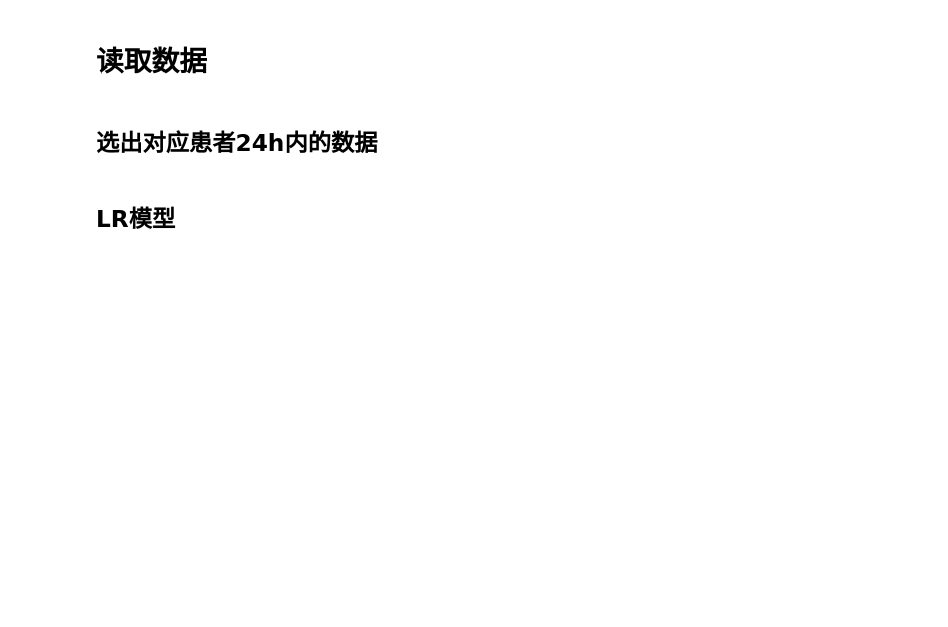
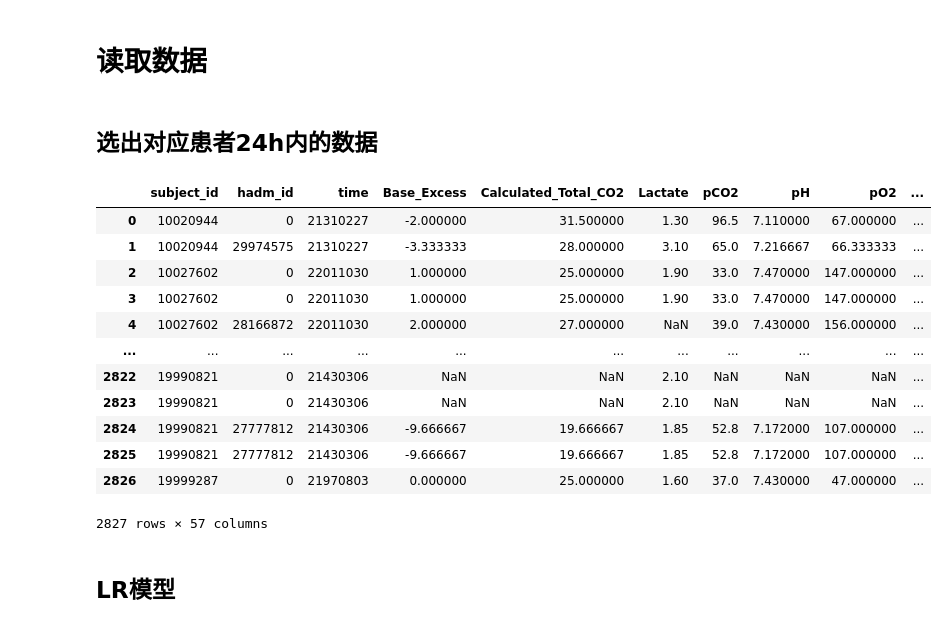
Before and after one commit to Arcade0/SOFA, a Jupyter notebook: data_extract.ipynb, the cells around one changed output. Saved outputs shown, nothing was run; the diff lists cells and outputs as text; code cells hidden in the pictures; blank space fills up the shorter version.

```diff
--- a/data_extract.ipynb
+++ b/data_extract.ipynb
@@ -51,3 +51,22 @@ full_df.columns = [i.replace(" ", "_").replace("(","_").replace(")","_").replace
+# %%
+full_df = pd.merge(lab_dd, cxr_em).drop_duplicates()
+full_df.columns = [i.replace(" ", "_").replace("(","_").replace(")","_").replace(",","_")  for i in full_df.columns]
+# %%
+full_df
+# %% [output]
+|  | subject_id | hadm_id | time | Base_Excess | Calculated_Total_CO2 | Lactate | pCO2 | pH | pO2 | ... |
+| 0 | 10020944 | 0 | 21310227 | -2.000000 | 31.500000 | 1.30 | 96.5 | 7.110000 | 67.000000 | ... |
+| 1 | 10020944 | 29974575 | 21310227 | -3.333333 | 28.000000 | 3.10 | 65.0 | 7.216667 | 66.333333 | ... |
+| 2 | 10027602 | 0 | 22011030 | 1.000000 | 25.000000 | 1.90 | 33.0 | 7.470000 | 147.000000 | ... |
+| 3 | 10027602 | 0 | 22011030 | 1.000000 | 25.000000 | 1.90 | 33.0 | 7.470000 | 147.000000 | ... |
+| 4 | 10027602 | 28166872 | 22011030 | 2.000000 | 27.000000 | NaN | 39.0 | 7.430000 | 156.000000 | ... |
+| ... | ... | ... | ... | ... | ... | ... | ... | ... | ... | ... |
+| 2822 | 19990821 | 0 | 21430306 | NaN | NaN | 2.10 | NaN | NaN | NaN | ... |
+| 2823 | 19990821 | 0 | 21430306 | NaN | NaN | 2.10 | NaN | NaN | NaN | ... |
+| 2824 | 19990821 | 27777812 | 21430306 | -9.666667 | 19.666667 | 1.85 | 52.8 | 7.172000 | 107.000000 | ... |
+| 2825 | 19990821 | 27777812 | 21430306 | -9.666667 | 19.666667 | 1.85 | 52.8 | 7.172000 | 107.000000 | ... |
+| 2826 | 19999287 | 0 | 21970803 | 0.000000 | 25.000000 | 1.60 | 37.0 | 7.430000 | 47.000000 | ... |
+2827 rows × 57 columns
 # %% [markdown]
 ## LR模型
 # %%
```
Also changed, not shown: parts of 12 cells of this notebook, 2 other files.
